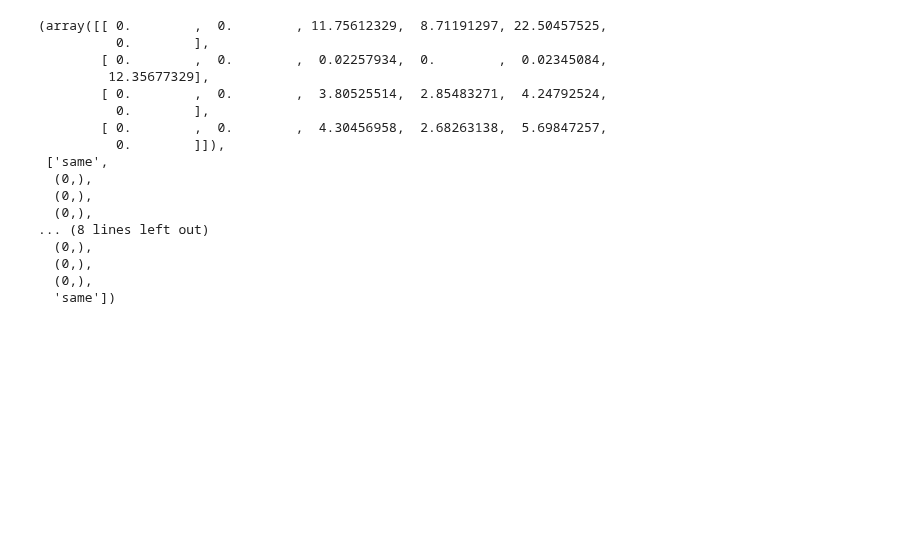
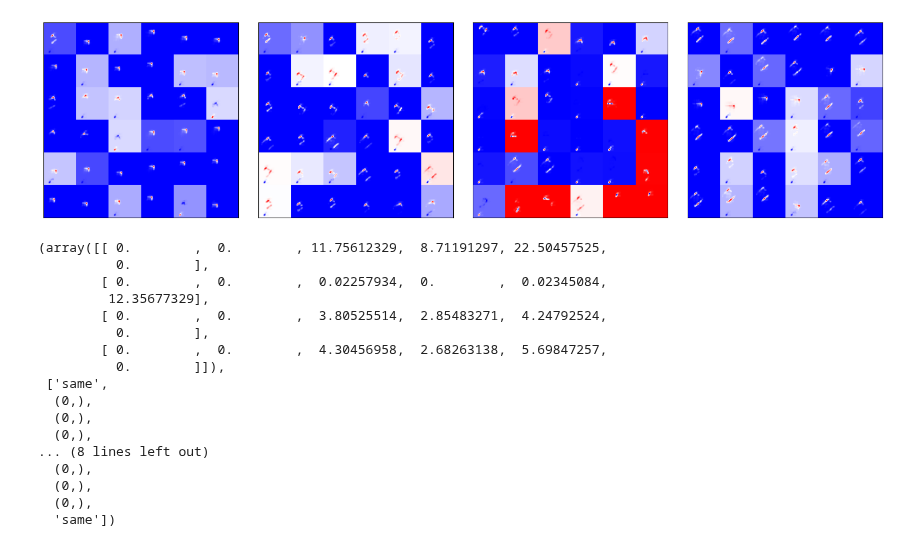
Before and after one commit to lillijo/xai-evaluation-master-thesis, a Jupyter notebook: experiments/nmf_notebook.ipynb, the cells around one changed output. Saved outputs shown, nothing was run; the diff lists cells and outputs as text; code cells hidden in the pictures; blank space fills up the shorter version.

```diff
--- a/experiments/nmf_notebook.ipynb
+++ b/experiments/nmf_notebook.ipynb
@@ -54,3 +63,7 @@ for n in range(N_BASIS):
+# %%
+show_all_cavs(told)
+# %% [output]
+[figure, added]
 # %%
 H,  [np.intersect1d(nn_idx[x], nn_idx[y]).shape if x != y else "same" for x in range(4) for y in range(4)]
 # %% [output]
```
Also changed, not shown: parts of 7 cells of this notebook, 1 other file.
